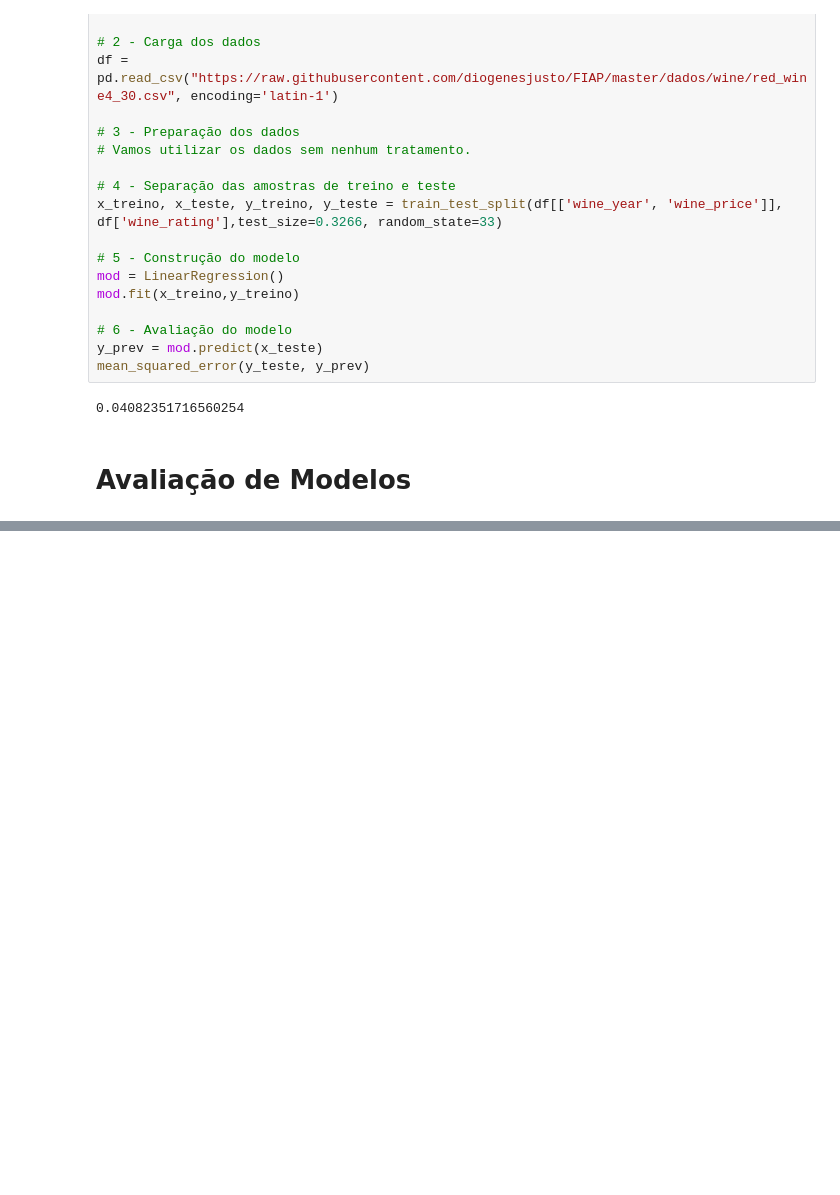
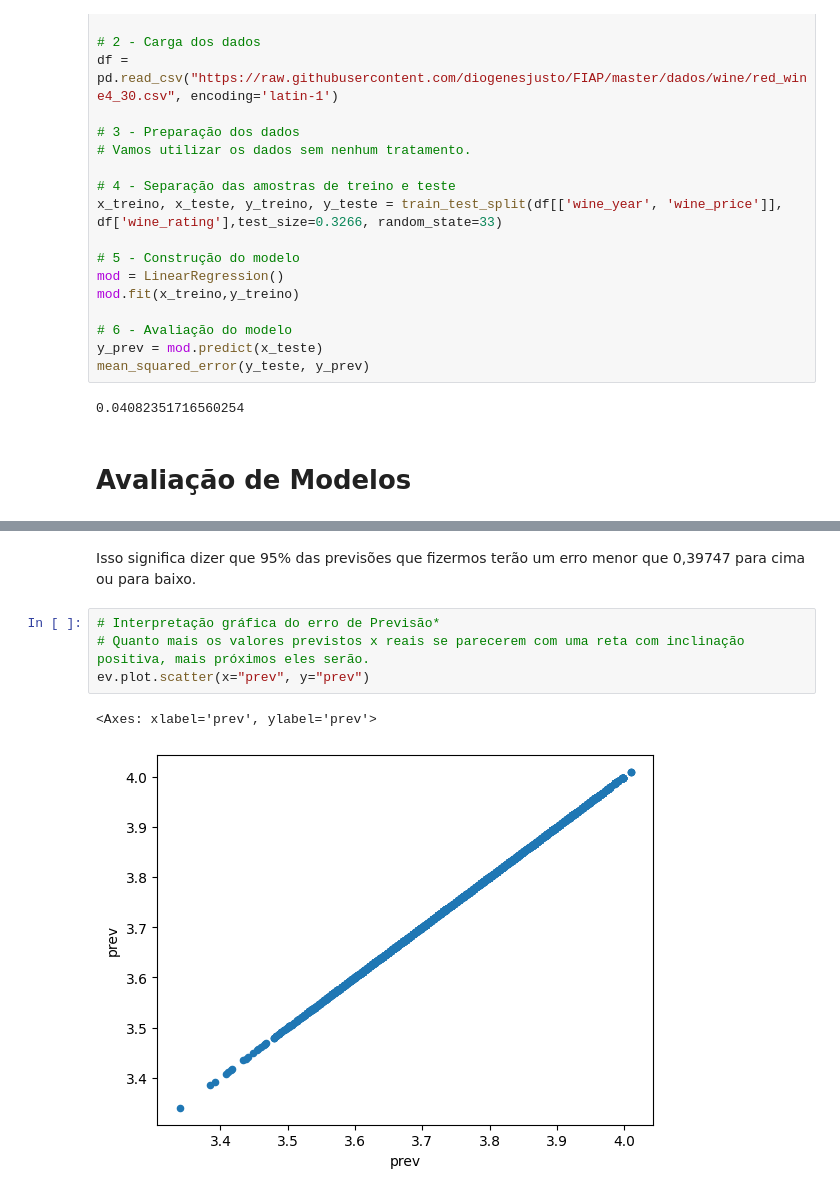
Before and after one commit to CarolineAndradeR/Data-Science, a Jupyter notebook: Modelagem_Preditiva.ipynb, the cells around one changed output, grey strips where cells are left out. Saved outputs shown, nothing was run; the diff lists cells and outputs as text; blank space fills up the shorter version.

```diff
--- a/Modelagem_Preditiva.ipynb
+++ b/Modelagem_Preditiva.ipynb
@@ -90,0 +157,9 @@ A previsão é "boa"  quando acertamos, e “ruim”, quando erramos. Mas a resp
+# %% [markdown]
+Isso significa dizer que 95% das previsões que fizermos terão um erro menor que 0,39747 para cima ou para baixo.
+# %%
+# Interpretação gráfica do erro de Previsão*
+# Quanto mais os valores previstos x reais se parecerem com uma reta com inclinação positiva, mais próximos eles serão.
+ev.plot.scatter(x="prev", y="prev")
+# %% [output]
+<Axes: xlabel='prev', ylabel='prev'>
+[figure, added]
```
Also changed, not shown: parts of 16 cells of this notebook.
